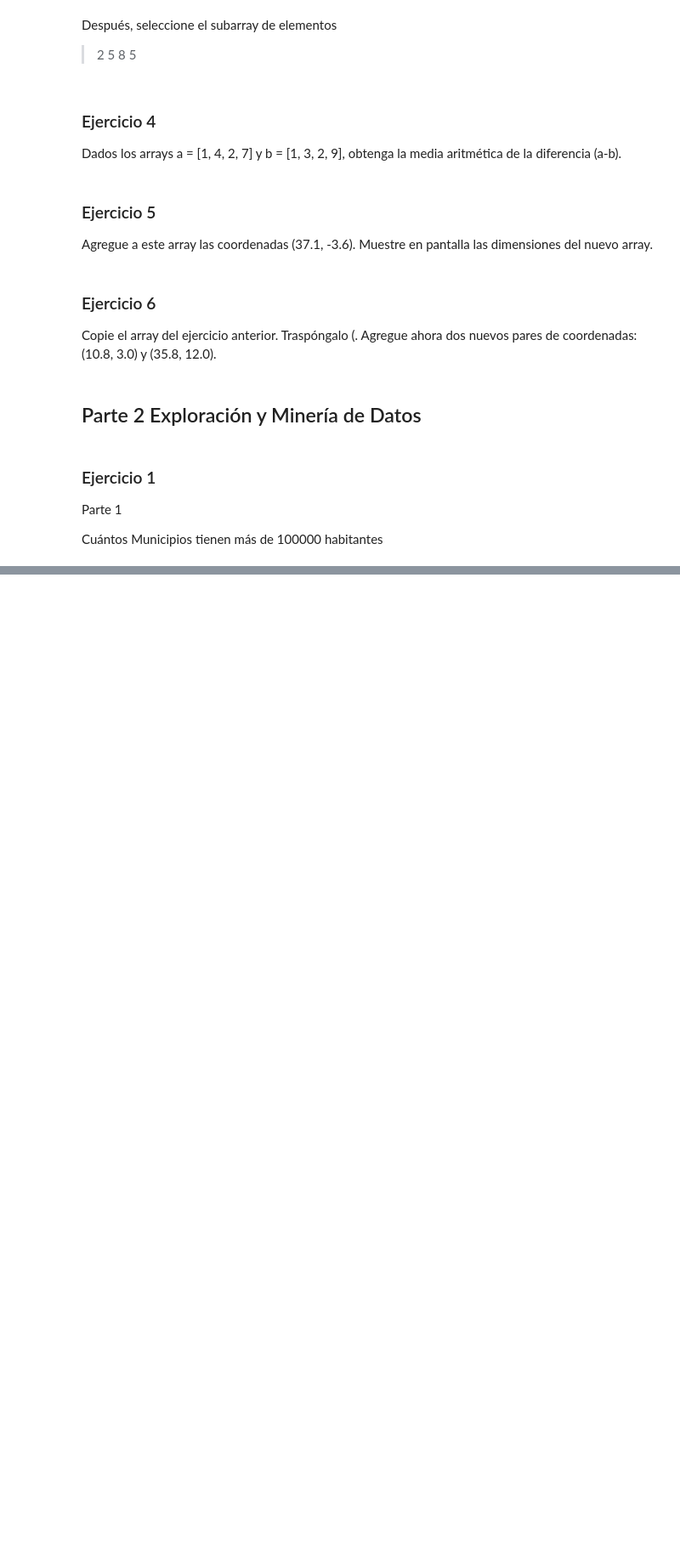
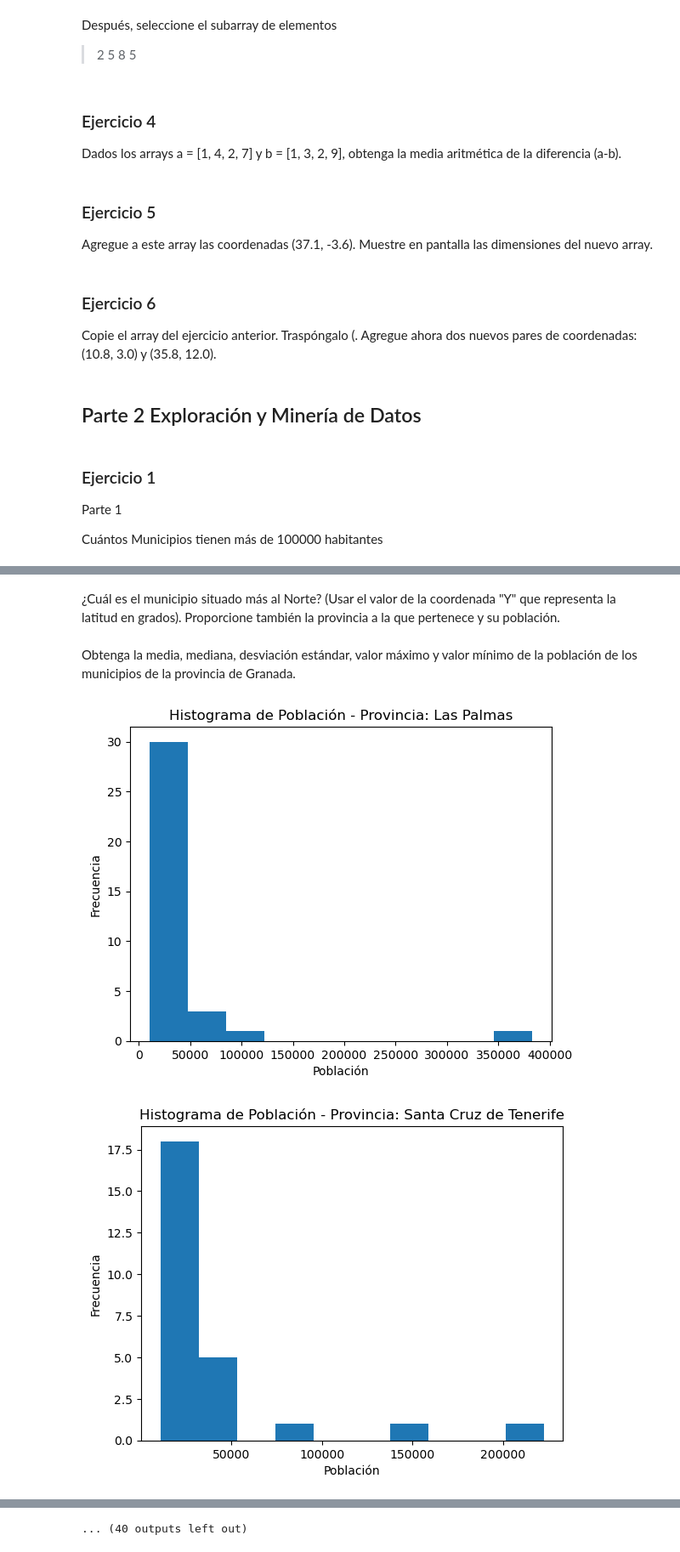
Before and after one commit to ceaf234/Laboratorio3, a Jupyter notebook: Laboratorio3.ipynb, the cells around one changed output, grey strips where cells are left out. Shown at 85% size. Drawn from its saved outputs; the diff is of its cells as text; code cells hidden in the pictures; blank space fills up the shorter version.

```diff
--- a/Laboratorio3.ipynb
+++ b/Laboratorio3.ipynb
@@ -180,0 +216,2 @@ plt.show()
+# %% [markdown]
+¿Cuál es el municipio situado más al Norte? (Usar el valor de la coordenada "Y" que representa la latitud en grados). Proporcione también la provincia a la que pertenece y su población.
@@ -180,0 +230,2 @@ plt.show()
+# %% [markdown]
+Obtenga la media, mediana, desviación estándar, valor máximo y valor mínimo de la población de los municipios de la provincia de Granada.
@@ -180,0 +244,21 @@ plt.show()
+# %%
+import pandas as pd
+import matplotlib.pyplot as plt
+
+data = pd.read_csv('NucleosPoblacion.csv', delimiter=',')
+
+# Crear un histograma para cada provincia
+provincias = data['Provincia'].unique()  # Obtener las provincias únicas del DataFrame
+for provincia in provincias:
+    # Filtrar los datos solo para la provincia actual
+    poblacion_provincia = data[data['Provincia'] == provincia]['Poblacion']
+
+    # Crear el histograma
+    plt.hist(poblacion_provincia, bins=10)  # Usar 10 bins en este ejemplo
+    plt.title(f'Histograma de Población - Provincia: {provincia}')
+    plt.xlabel('Población')
+    plt.ylabel('Frecuencia')
+    plt.show()  # Mostrar el histograma
+# %% [output]
+[figure, added]
+[figure, added]
@@ -180,0 +275 @@ plt.show()
+... (40 outputs left out)
```
Also changed, not shown: parts of 9 cells of this notebook, 1 other file.
